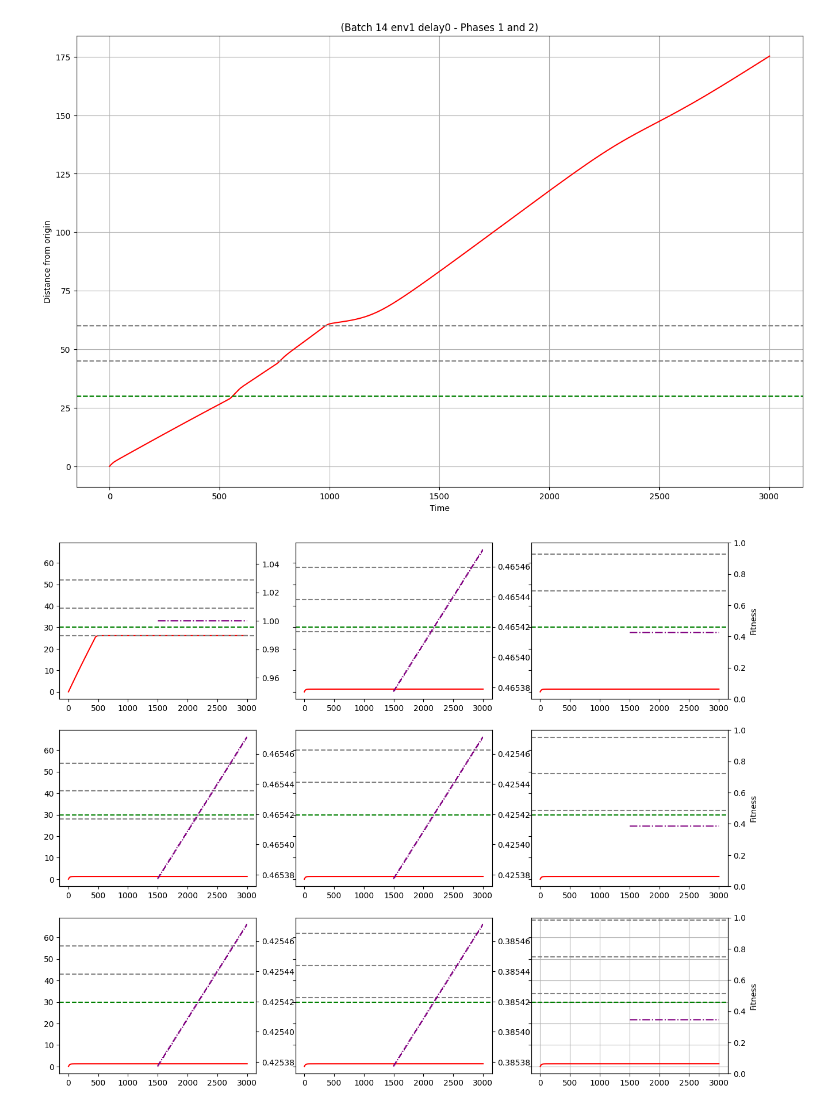
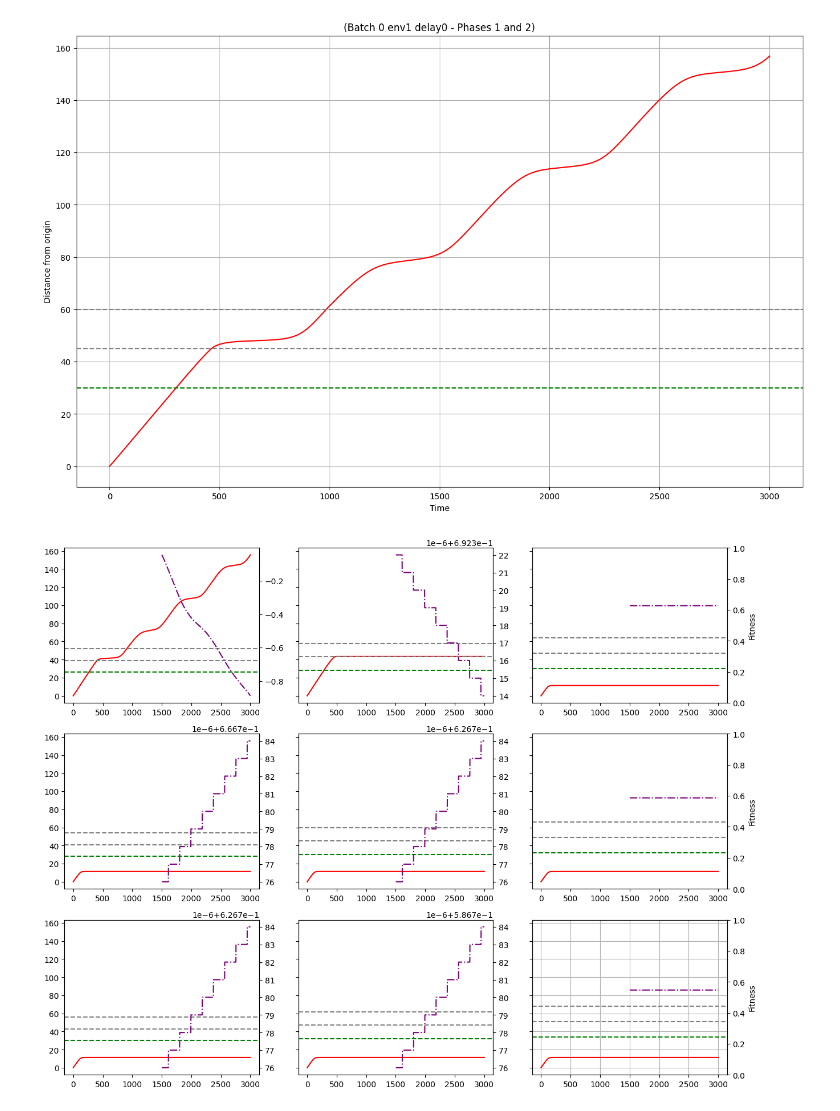
Before and after one commit to katiepambakianbris/BeeCommunication, a Jupyter notebook: analysis/repro.ipynb, the cells around one changed output. Drawn from its saved outputs; the diff is of its cells as text; code cells hidden in the pictures.

```diff
--- a/analysis/repro.ipynb
+++ b/analysis/repro.ipynb
@@ -8,11 +8,13 @@ import pandas as pd
 # load in the results
 result_dir = "/Users/katiepambakian/Documents/BSc Computer Science/Y3/Dissertation/BeeCommunication/results/"
 
-date = "2026-03-03/"
-slurm_job = 16147322
+date = "2026-03-04/"
+slurm_job = 16163410
 
 result_dir = result_dir + date + str(slurm_job) + "/"
 # result_dir = result_dir + date + "v/"
+
+batches = [17,13,11,10,9,8,6,5,4,1,0]
 # %%
 # start at line number 1
 def read_ith_line(i, filename):
@@ -25,7 +27,7 @@ def read_ith_line(i, filename):
     return []
 # %%
 # the plot for a single run, batch and env with only one delay
-batch = 14
+batch = 0
 delay = "delay0"
 run=0
 env="env1"
@@ -59,7 +61,6 @@ fig.show()
 
 # then plot phase 3 in a 3x3 grid
 fig, axes = plt.subplots(3, 3, figsize=(15,12), sharey=True)
-
 
 phase3_dir = result_dir + f"batch_{batch}/run_{run}/behavior_{run}_{env}_{delay}_Phase3.dat"
 landmark_file = result_dir+ f"batch_{batch}/run_{run}/landmark_location_{run}_{env}_{delay}_phase3.dat"
@@ -115,5 +116,5 @@ fig.show()
-[figure, old version]
+[figure, new version]
-[figure, old version]
+[figure, new version]
 # %%
 # training phase + pause behaviour
 # this is looking at a single file
```
Also changed, not shown: parts of 3 cells of this notebook, 1 other file.
